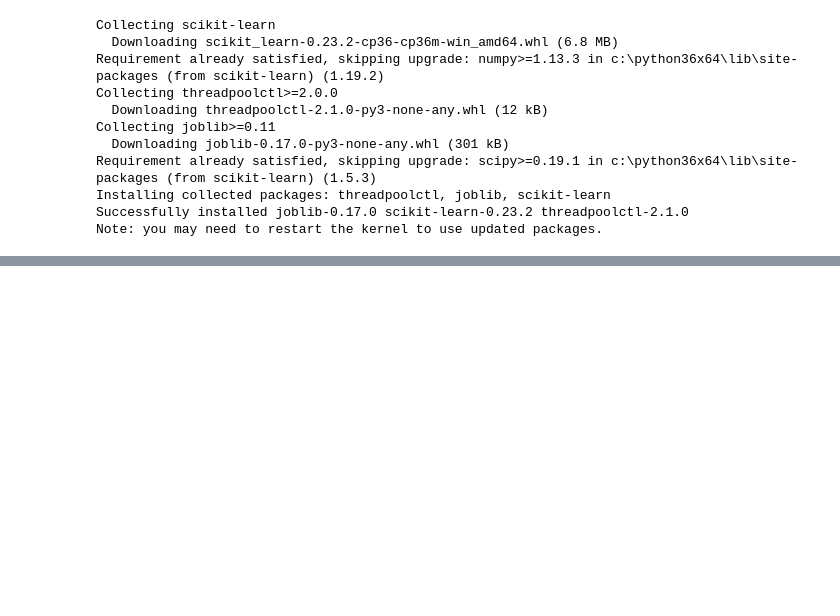
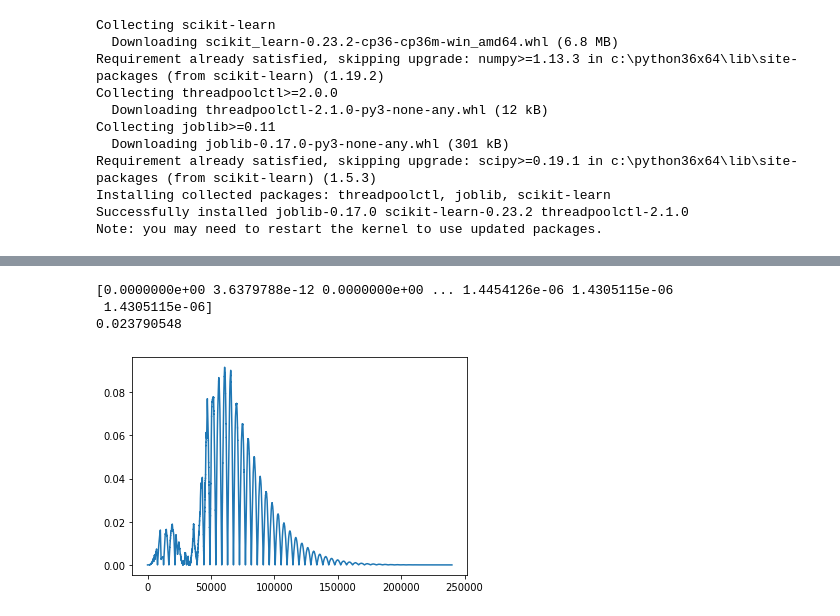
Before and after one commit to tryznav/TestApp, a Jupyter notebook: Untitled.ipynb, the cells around one changed output, grey strips where cells are left out. Cells and saved outputs as stored; diff of their text form; code cells hidden in the pictures; blank space fills up the shorter version.

```diff
--- a/Untitled.ipynb
+++ b/Untitled.ipynb
@@ -51,23 +51,39 @@ def get_error():
 # plt.plot(error)
 # plt.plot(data[:, 0])
 
-lattice = []
-cutoff_freq = 100
-test_signal =  'test/in_noise.wav'
+
+cutoff_freq = 500
+test_signal = 'test/in_sweep.wav'
+# 'test/in_step.wav'
+
+#
+#
+
+direct1 = []
+for fc in range(1,cutoff_freq, 1):
+    set_preset(fc, 1, 2)
+    subprocess.run(['TestApp/build/tmp/TestApp/Debug/TestApp', '--apf', '--in', test_signal, '--out', 'out.wav']);
+    direct1.append(get_error())
+direct1_t = []
 for fc in range(1,cutoff_freq, 1):
     set_preset(fc, 2, 2)
     subprocess.run(['TestApp/build/tmp/TestApp/Debug/TestApp', '--apf', '--in', test_signal, '--out', 'out.wav']);
-    lattice.append(get_error())
-direct1 = []
+    direct1_t.append(get_error())
+direct2 = []
 for fc in range(1,cutoff_freq, 1):
     set_preset(fc, 3, 2)
     subprocess.run(['TestApp/build/tmp/TestApp/Debug/TestApp', '--apf', '--in', test_signal, '--out', 'out.wav']);
-    direct1.append(get_error())
-direct2 = []
+    direct2.append(get_error())
+direct2_t = []
 for fc in range(1,cutoff_freq, 1):
-    set_preset(fc, 1, 2)
+    set_preset(fc, 4, 2)
     subprocess.run(['TestApp/build/tmp/TestApp/Debug/TestApp', '--apf', '--in', test_signal, '--out', 'out.wav']);
-    direct2.append(get_error())
+    direct2_t.append(get_error())
+lattice = []
+for fc in range(1,cutoff_freq, 1):
+    set_preset(fc, 5, 2)
+    subprocess.run(['TestApp/build/tmp/TestApp/Debug/TestApp', '--apf', '--in', test_signal, '--out', 'out.wav']);
+    lattice.append(get_error())
 # %%
 import subprocess
 subprocess.run(['TestApp/build/tmp/TestApp/TestApp', '--apf', '--in', 'TestApp/build/tmp/TestApp/step.wav', '--out', 'out.wav']);
@@ -73,0 +119,16 @@ subprocess.run(['TestApp/build/tmp/TestApp/TestApp', '--apf', '--in', 'TestApp/b
+# %%
+set_preset(5, 5, 2)
+subprocess.run(['TestApp/build/tmp/TestApp/Debug/TestApp', '--apf', '--in', 'test/in_sweep.wav', '--out', 'out.wav']);
+s_r, data = wav.read('out.wav')
+error = data[:, 0] - data[:, 1]
+error = abs(error)
+# plt.axis([5000,10000,-15000,15000])
+plt.plot(error)
+print(error)
+print(get_error())
+print()
+# %% [output]
+[0.0000000e+00 3.6379788e-12 0.0000000e+00 ... 1.4454126e-06 1.4305115e-06
+ 1.4305115e-06]
+0.023790548
+[figure, added]
```
Also changed, not shown: parts of 8 cells of this notebook, 30 other files.
